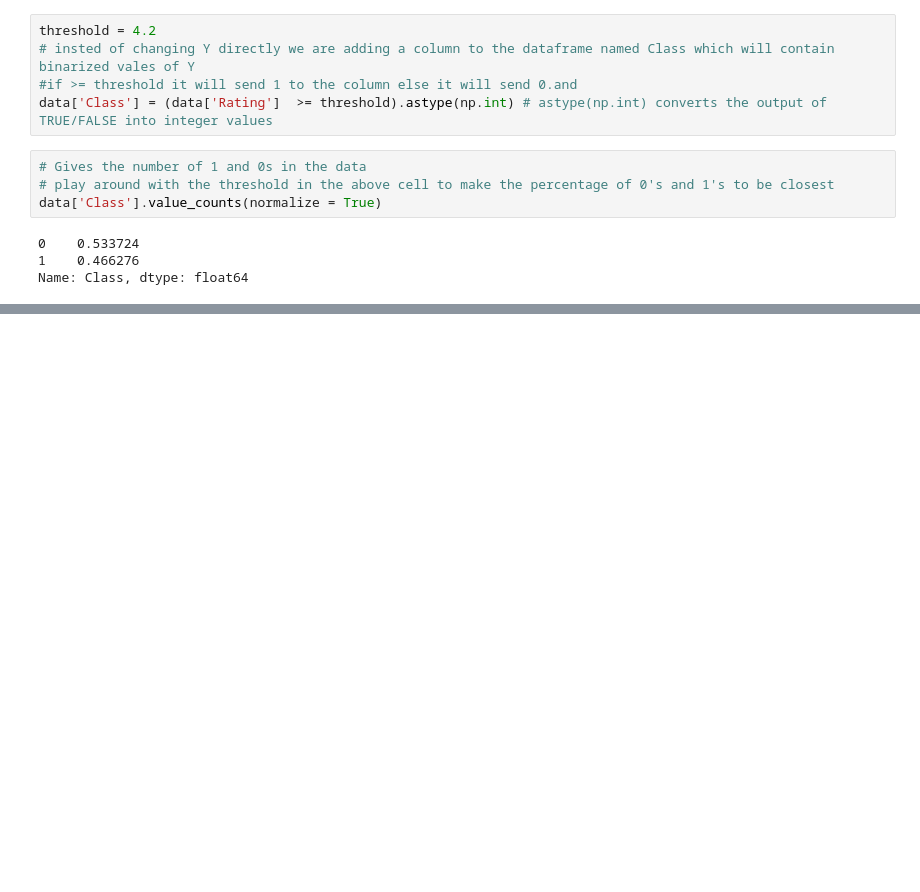
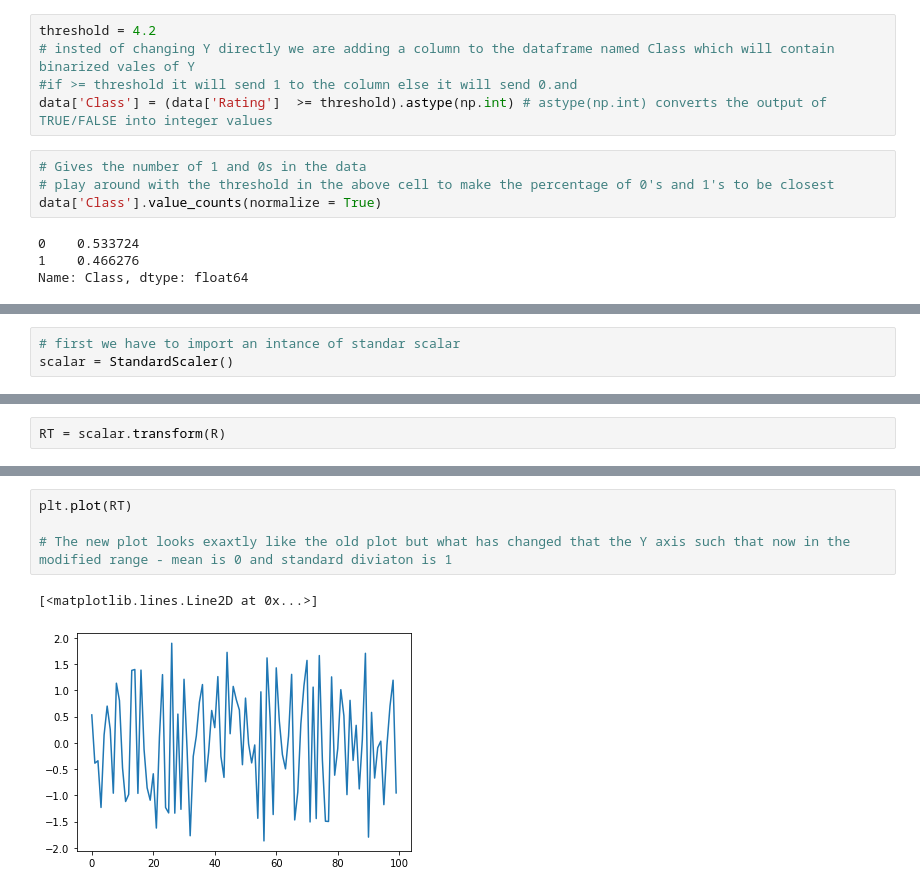
Before and after one commit to AvishekRoy16/DeepLearning, a Jupyter notebook: 2. Sigmoid Neurons/Sigmoid.ipynb, the cells around one changed output, grey strips where cells are left out. Saved outputs shown, nothing was run; the diff lists cells and outputs as text; blank space fills up the shorter version.

```diff
--- a/2. Sigmoid Neurons/Sigmoid.ipynb
+++ b/2. Sigmoid Neurons/Sigmoid.ipynb
@@ -362,0 +398,3 @@ Name: Class, dtype: float64
+# %%
+# first we have to import an intance of standar scalar
+scalar = StandardScaler()
@@ -362,0 +410,2 @@ Name: Class, dtype: float64
+# %%
+RT = scalar.transform(R)
@@ -362,0 +423,7 @@ Name: Class, dtype: float64
+# %%
+plt.plot(RT)
+
+# The new plot looks exaxtly like the old plot but what has changed that the Y axis such that now in the modified range - mean is 0 and standard diviaton is 1
+# %% [output]
+[<matplotlib.lines.Line2D at 0x...>]
+[figure, added]
```
Also changed, not shown: parts of 18 cells of this notebook.
